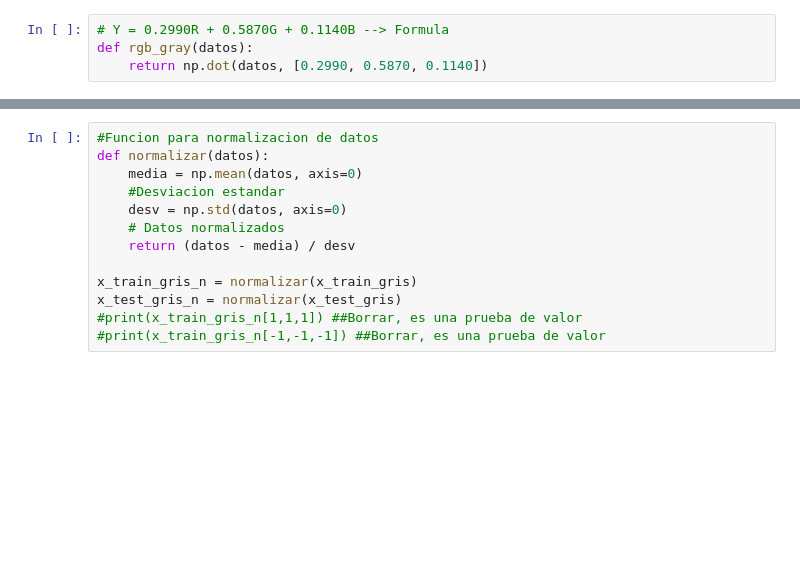
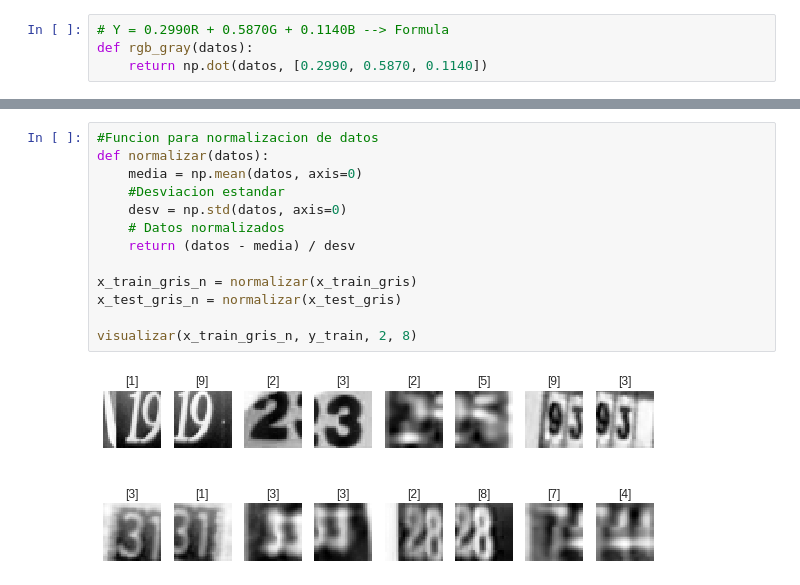
Before and after one commit to BryanFerreiraH/IA, a Jupyter notebook: preprocesado.ipynb, the cells around one changed output, grey strips where cells are left out. Drawn from its saved outputs; the diff is of its cells as text; blank space fills up the shorter version.

```diff
--- a/preprocesado.ipynb
+++ b/preprocesado.ipynb
@@ -129,16 +150,18 @@ x_test_gris.shape
 # %%
 #Funcion para normalizacion de datos
 def normalizar(datos):
     media = np.mean(datos, axis=0)
     #Desviacion estandar
     desv = np.std(datos, axis=0)
     # Datos normalizados
     return (datos - media) / desv
 
 x_train_gris_n = normalizar(x_train_gris)
 x_test_gris_n = normalizar(x_test_gris)
-#print(x_train_gris_n[1,1,1]) ##Borrar, es una prueba de valor
-#print(x_train_gris_n[-1,-1,-1]) ##Borrar, es una prueba de valor
+
+visualizar(x_train_gris_n, y_train, 2, 8)
+# %% [output]
+[figure, added]
 # %%
 enc = hot_enc().fit(y_train.reshape(-1, 1))
 
```
Also changed, not shown: parts of 22 cells of this notebook.
